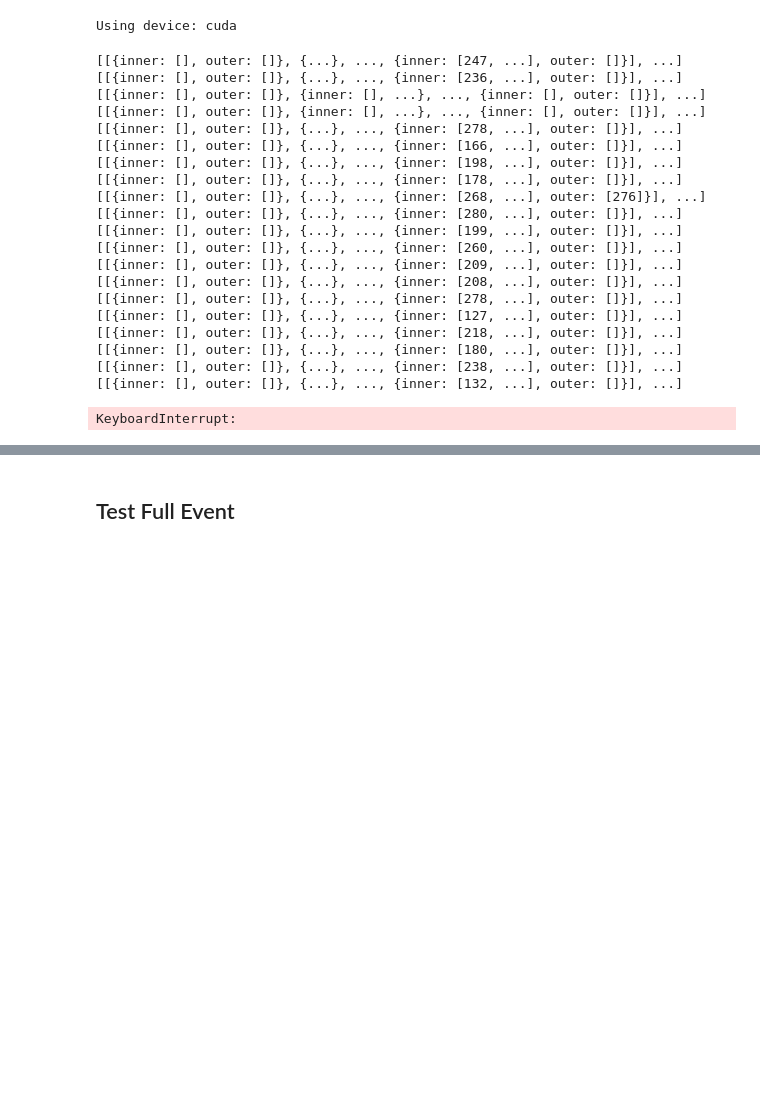
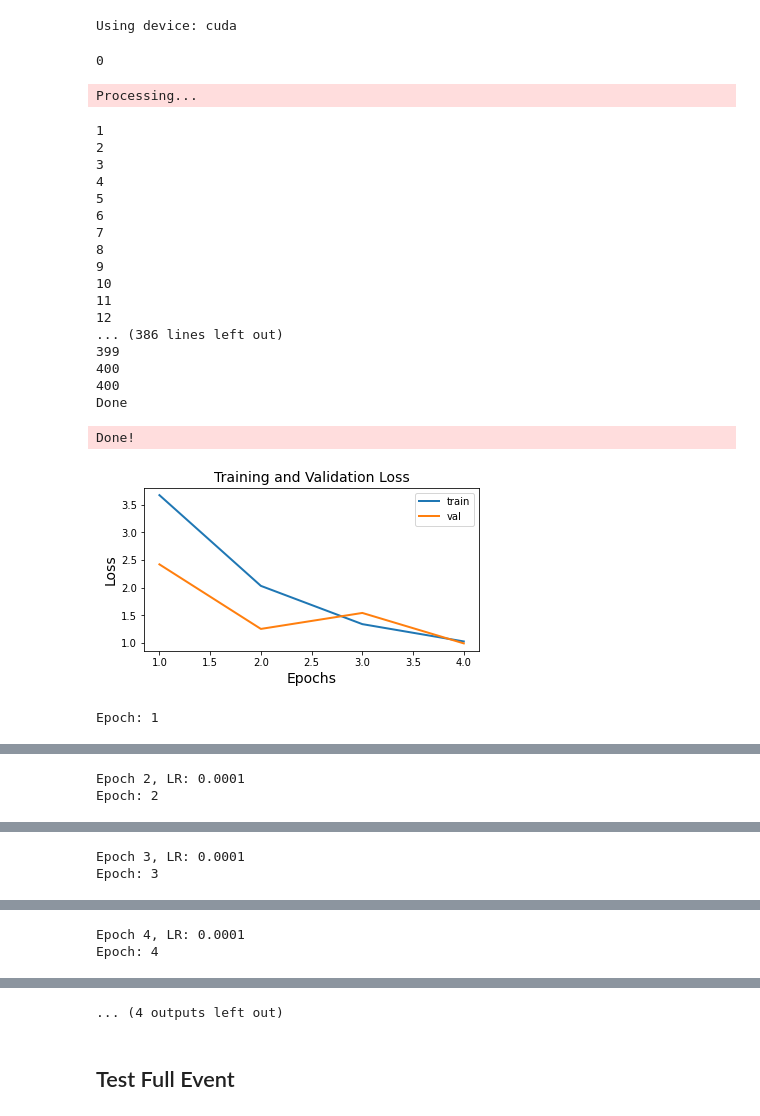
Before and after one commit to chrisizeh/Graph_Linking, a Jupyter notebook: run_transformer.ipynb, the cells around one changed output, grey strips where cells are left out. Saved outputs shown, nothing was run; the diff lists cells and outputs as text; code cells hidden in the pictures; blank space fills up the shorter version.

Commit message:
save dataset in dict for fast access

```diff
--- a/run_transformer.ipynb
+++ b/run_transformer.ipynb
@@ -44,48 +45,37 @@ max_nodes = 66
-# %%
-converter = Lang(max_nodes)
-vocab_size = converter.n_words
 # %%
 # Load the dataset
 hist_folder = "/eos/user/c/czeh/histo_10pion0PU/"
-data_folder_training = "/eos/user/c/czeh/graph_data"
-data_folder_test = "/eos/user/c/czeh/graph_data_test"
-
-dataset_training = GNNDataset(data_folder_training, hist_folder)
-dataset_test = GNNDataset(data_folder_test, hist_folder, test=True)
-
 data_folder_training = "/eos/user/c/czeh/graph_data/processed"
 store_folder_training = "/eos/user/c/czeh/graph_data_trans"
 data_folder_test = "/eos/user/c/czeh/graph_data_test/processed"
 store_folder_test = "/eos/user/c/czeh/graph_data_trans_test"
 
-model_folder = "/eos/user/c/czeh/model"
-dataset_training = ClusterDataset(converter, store_folder_training, data_folder_training, max_nodes=max_nodes, input_length=input_length)
-dataset_test = ClusterDataset(converter, store_folder_test, data_folder_test, max_nodes=max_nodes, input_length=input_length)
+# dataset_training = ClusterDataset(store_folder_training, data_folder_training, input_length=input_length)
+dataset_test = ClusterDataset(store_folder_test, data_folder_test, input_length=input_length)
 # %% [output]
-[[{inner: [], outer: []}, {...}, ..., {inner: [247, ...], outer: []}], ...]
-[[{inner: [], outer: []}, {...}, ..., {inner: [236, ...], outer: []}], ...]
-[[{inner: [], outer: []}, {inner: [], ...}, ..., {inner: [], outer: []}], ...]
-[[{inner: [], outer: []}, {inner: [], ...}, ..., {inner: [], outer: []}], ...]
-[[{inner: [], outer: []}, {...}, ..., {inner: [278, ...], outer: []}], ...]
-[[{inner: [], outer: []}, {...}, ..., {inner: [166, ...], outer: []}], ...]
-[[{inner: [], outer: []}, {...}, ..., {inner: [198, ...], outer: []}], ...]
-[[{inner: [], outer: []}, {...}, ..., {inner: [178, ...], outer: []}], ...]
-[[{inner: [], outer: []}, {...}, ..., {inner: [268, ...], outer: [276]}], ...]
-[[{inner: [], outer: []}, {...}, ..., {inner: [280, ...], outer: []}], ...]
-[[{inner: [], outer: []}, {...}, ..., {inner: [199, ...], outer: []}], ...]
-[[{inner: [], outer: []}, {...}, ..., {inner: [260, ...], outer: []}], ...]
-[[{inner: [], outer: []}, {...}, ..., {inner: [209, ...], outer: []}], ...]
-[[{inner: [], outer: []}, {...}, ..., {inner: [208, ...], outer: []}], ...]
-[[{inner: [], outer: []}, {...}, ..., {inner: [278, ...], outer: []}], ...]
-[[{inner: [], outer: []}, {...}, ..., {inner: [127, ...], outer: []}], ...]
-[[{inner: [], outer: []}, {...}, ..., {inner: [218, ...], outer: []}], ...]
-[[{inner: [], outer: []}, {...}, ..., {inner: [180, ...], outer: []}], ...]
-[[{inner: [], outer: []}, {...}, ..., {inner: [238, ...], outer: []}], ...]
-[[{inner: [], outer: []}, {...}, ..., {inner: [132, ...], outer: []}], ...]
+0
-KeyboardInterrupt:
+Processing...
+1
+2
+3
+4
+5
+6
+7
+8
+9
+10
+11
+12
+... (386 lines left out)
+399
+400
+400
+Done
+Done!
 # %%
-train_dl = DataLoader(dataset_training, shuffle=True, batch_size=batch_size, pin_memory=True, num_workers=4)
-test_dl = DataLoader(dataset_test, shuffle=True, batch_size=batch_size, pin_memory=True, num_workers=4)
+# train_dl = DataLoader(dataset_training, shuffle=True, batch_size=batch_size, pin_memory=True, num_workers=4)
+test_dl = DataLoader(dataset_test, shuffle=True, batch_size=batch_size)
 # %%
 epochs = 100
 d_model = 128
@@ -95,6 +85,8 @@ d_ff = 256
 dropout = 0.2
 padding = converter.word2index["<PAD>"]
 feature_num = len(dataset_test.model_feature_keys)
+max_nodes = max(dataset_test.max_nodes, dataset_test.max_nodes)
+vocab_size = max_nodes + 4
 
 # Model, loss, and optimizer
 model = Transformer(vocab_size, d_model, num_heads, num_layers, d_ff, feature_num, max_nodes, max_seq_length, dropout).to(device)
@@ -118,31 +110,35 @@ val_loss_hist = []
 # %%
 # https://stats.stackexchange.com/questions/352036/what-should-i-do-when-my-neural-network-doesnt-learn
 # Optionally introduce gradient clipping
 torch.nn.utils.clip_grad_norm_(model.parameters(), max_norm=0.25)
 
 fig_loss, ax_loss = plt.subplots(1, 1)
 fig_loss.set_figwidth(6)
 fig_loss.set_figheight(3)
 
 display_loss = display(1, display_id=True)
 
 optimizer.zero_grad()
+
 # Training loop
 for epoch in range(1, 101):
     print(f'Epoch: {epoch}')
 
-    loss = train(model, converter, optimizer, train_dl, epoch, loss_obj=criterion, device=device)
+    loss = train(model, optimizer, test_dl, epoch, criterion, vocab_size, device=device)
     print(f"Training loss: {loss}")
     train_loss_hist.append(loss)
 
-    val_loss = test(model, converter, test_dl, epoch, loss_obj=criterion, device=device)
+    val_loss = test(model, test_dl, epoch, criterion, vocab_size, device=device)
     val_loss_hist.append(val_loss)
     print(f"Validation loss: {val_loss}")
 
     ax_loss.clear()
     plot_loss(train_loss_hist, val_loss_hist, ax=ax_loss, n=1)
     display_loss.update(fig_loss)
     time.sleep(1)
 
     scheduler.step()
     print(f"Epoch {epoch+1}, LR: {scheduler.get_last_lr()[0]}")
+# %% [output]
+[figure, added]
+Epoch: 1
@@ -148,0 +147,2 @@ for epoch in range(1, 101):
+Epoch 2, LR: 0.0001
+Epoch: 2
@@ -148,0 +151,2 @@ for epoch in range(1, 101):
+Epoch 3, LR: 0.0001
+Epoch: 3
@@ -148,0 +155,2 @@ for epoch in range(1, 101):
+Epoch 4, LR: 0.0001
+Epoch: 4
@@ -149,3 +158,4 @@ for epoch in range(1, 101):
+... (4 outputs left out)
 # %%
 fig, ax = plt.subplots(1, 1)
 fig.set_figheight(6)
```
Also changed, not shown: parts of 3 cells of this notebook, 5 other files.
